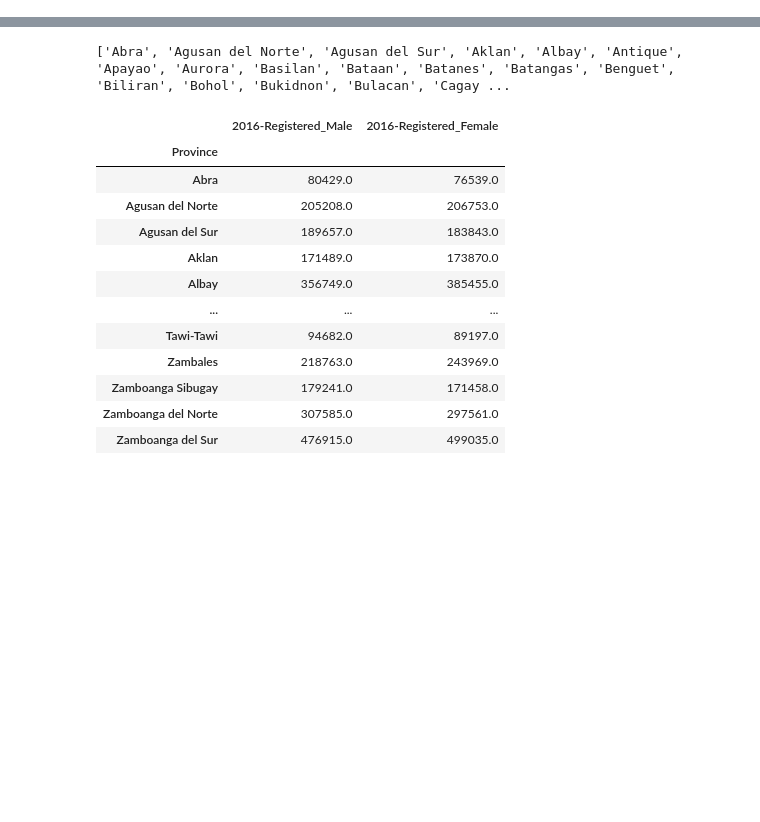
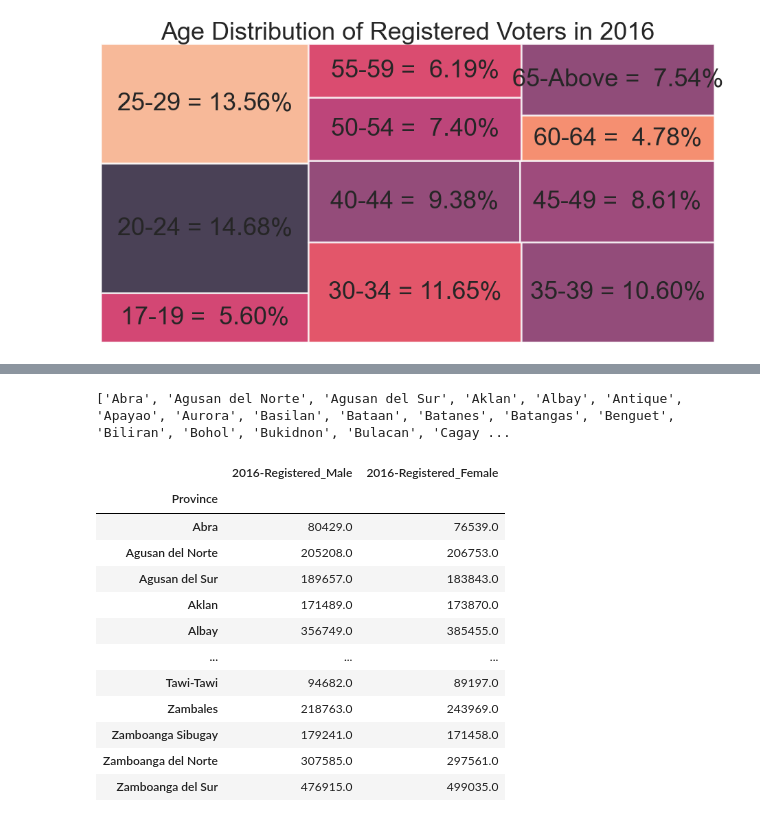
Before and after one commit to nicoataiza/DSFC8-Sprint-1-Group-2, a Jupyter notebook: ATAIZA/Playground.ipynb, the cells around one changed output, grey strips where cells are left out. Cells and saved outputs as stored; diff of their text form; code cells hidden in the pictures; blank space fills up the shorter version.

```diff
--- a/ATAIZA/Playground.ipynb
+++ b/ATAIZA/Playground.ipynb
@@ -35,0 +49,12 @@ voter = pd.read_csv('data/2016-2019-voter-data.csv')
+# %%
+import squarify
+plt.figure(figsize=(16,8))
+perc = [f'{i/df1["Votes"].sum()*100:5.2f}%' for i in df1['Votes']]
+lbl = [f'{el[0][-5:]} = {el[1]}' if el[0][-5:]!= "Above" else f"65-Above = {el[1]}" for el in zip(df1['index'], perc)]
+squarify.plot(sizes=df1["Votes"], label=lbl, alpha=.8,linewidth=2.5)
+plt.axis("off")
+sns.set(font_scale=3)
+plt.title("Age Distribution of Registered Voters in 2016",fontsize=36)
+plt.show()
+# %% [output]
+[figure, added]
```
Also changed, not shown: parts of 6 cells of this notebook.
